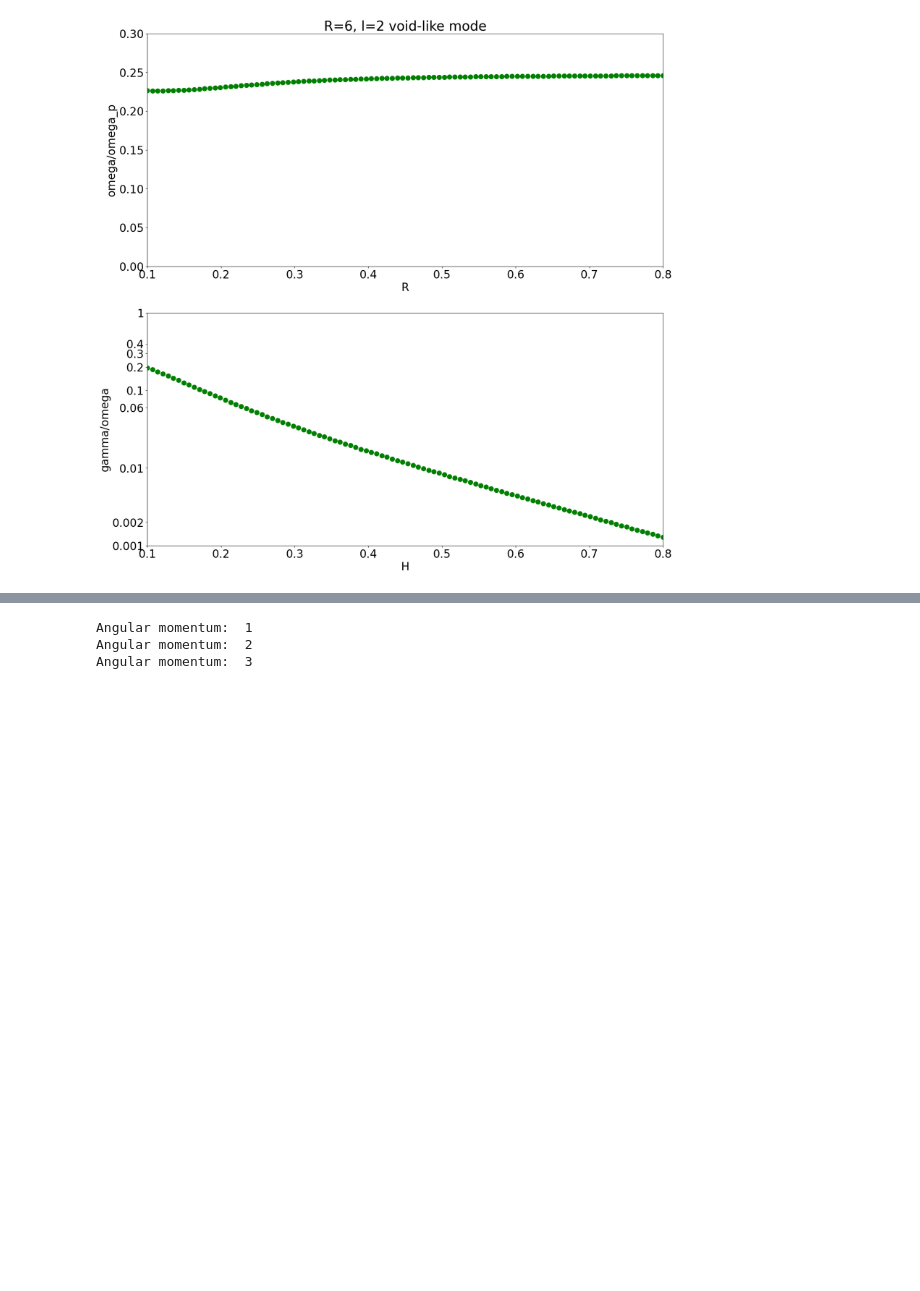
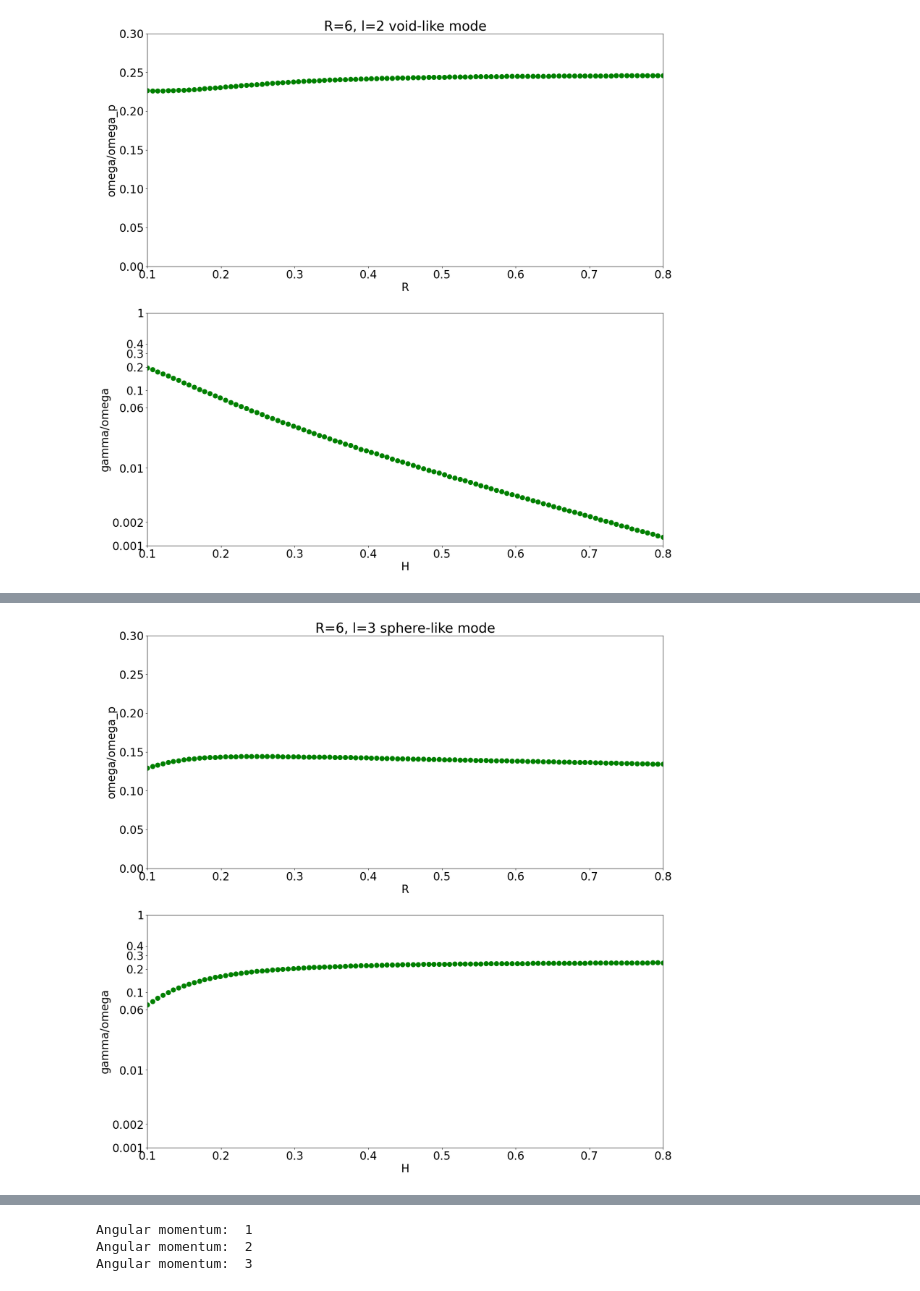
Before and after one commit to AliGhorashiCMT/Coherent-Perfect-Absorption, a Jupyter notebook: spheres/Void Plasmon Higher Angular Momentum.ipynb, the cells around one changed output, grey strips where cells are left out. Saved outputs shown, nothing was run; the diff lists cells and outputs as text; code cells hidden in the pictures; blank space fills up the shorter version.

```diff
--- a/spheres/Void Plasmon Higher Angular Momentum.ipynb
+++ b/spheres/Void Plasmon Higher Angular Momentum.ipynb
@@ -904,0 +1019,27 @@ ax1.set_title("R=6, l=2 void-like mode");
+# %%
+K = 100
+N1 = 100
+N2 = 100
+gamma_e = 0
+optimized_gammas = np.zeros(Hs[x].shape[0])
+optimized_omegas = np.zeros(Hs[x].shape[0])
+optimized_Hs = np.zeros(Hs[x].shape[0])
+for idx in range(0, Hs[x].shape[0]):
+    if (idx % 10) == 0:
+        print(idx)
+    H = Hs[x[idx]]
+    starting_omega = omega_over_omega_ps_real[y[idx]]
+    starting_gamma = gammas[x[idx], y[idx]]
+
+    omega_over_omega_ps_real_zoom = linspace(0.9, 1.1, N1) * starting_omega
+    omega_over_omega_ps_imag_zoom = linspace(0.8, 1.2, N2) * starting_gamma
+    omega_over_omega_ps = omega_over_omega_ps_real_zoom.reshape((N1, 1)).repeat(N2, axis=1) - 1j*omega_over_omega_ps_imag_zoom.reshape((1, N2)).repeat(N1, axis=0)
+
+    epsilons = gold_drude(omega_over_omega_ps, gamma_e=gamma_e)
+    A = np.abs(paper_method_2(epsilons, R*l, H*l, omega_over_omega_ps))
+
+    max_idx = A.argmin()
+    row, col = unravel_index(max_idx, (N1, N2))
+    optimized_Hs[idx] = H
+    optimized_omegas[idx] = omega_over_omega_ps_real_zoom[row]
+    optimized_gammas[idx] = omega_over_omega_ps_imag_zoom[col]
@@ -904,0 +1057,18 @@ ax1.set_title("R=6, l=2 void-like mode");
+# %%
+plt.rcParams.update({'font.size': 24})
+fig, (ax1, ax2) = plt.subplots(2, 1, figsize=(20, 20))
+color = "green"
+ax1.scatter(optimized_Hs, optimized_omegas, s=100, color=color)
+ax2.scatter(optimized_Hs, log(optimized_gammas/optimized_omegas), s=100, color=color)
+ax1.set_xlabel("R")
+ax1.set_ylabel("omega/omega_p");
+ax1.set_xlim(0.1, 0.8);
+ax1.set_ylim(0, 0.3);
+ax2.set_yticks([log(0.001), log(0.002), log(0.01), log(0.06), log(0.1), log(0.2), log(0.3), log(0.4), log(1)], [0.001, 0.002, 0.01, 0.06, 0.1, 0.2, 0.3, 0.4, 1])
+ax2.set_ylabel("gamma/omega");
+ax2.set_xlabel("H")
+ax2.set_xlim(0.1, 0.8);
+ax2.set_ylim(log(0.001), log(1));
+ax1.set_title("R=6, l=3 sphere-like mode");
+# %% [output]
+[figure, added]
```
Also changed, not shown: parts of 13 cells of this notebook.
